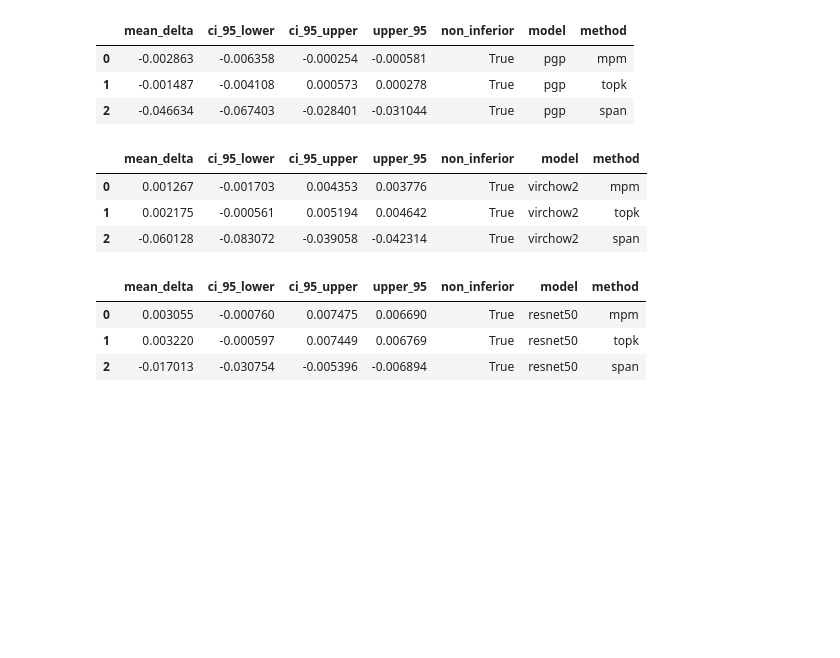
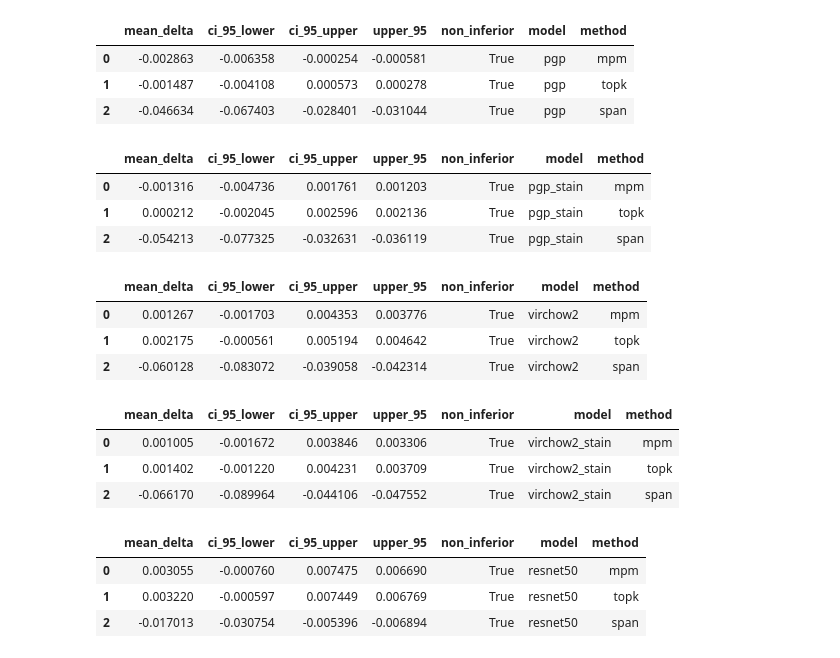
Before and after one commit to RationAI/prostate-cancer, a Jupyter notebook: notebooks/eval/non_inferiority.ipynb, the cells around one changed output. Drawn from its saved outputs; the diff is of its cells as text; code cells hidden in the pictures; blank space fills up the shorter version.

Commit message:
feat: update non inferiority

```diff
--- a/notebooks/eval/non_inferiority.ipynb
+++ b/notebooks/eval/non_inferiority.ipynb
@@ -24,6 +22,24 @@ DATA = {
             "pred_k=4",
         ),
     },
+    "pgp_stain": {
+        "max": (
+            "mlflow-artifacts:/65/c66862a470084ad5bd4b3a4a91808ba8/artifacts/tables/aggregated_predictions.json",
+            "prediction",
+        ),
+        "mpm": (
+            "mlflow-artifacts:/65/38dce5a3317544768fa85e8e1597b8fc/artifacts/tables/aggregated_predictions.json",
+            "pred_kernel_size=3",
+        ),
+        "topk": (
+            "mlflow-artifacts:/65/4b9ecc7d18904d8b89a053b7422102d0/artifacts/tables/aggregated_predictions.json",
+            "pred_kernel_size=2_k=4",
+        ),
+        "span": (
+            "mlflow-artifacts:/65/f9a3a966368e4c0197bf60d80aa7ea8d/artifacts/tables/aggregated_predictions.json",
+            "pred_k=5",
+        ),
+    },
     "virchow2": {
         "max": (
             "mlflow-artifacts:/65/55c83a014afa4d65979b0c549cbe5397/artifacts/tables/aggregated_predictions_corrected.json",
@@ -39,6 +55,24 @@ DATA = {
         ),
         "span": (
             "mlflow-artifacts:/65/71ead3aa65b849a082d178d627b74bcb/artifacts/tables/aggregated_predictions_corrected.json",
+            "pred_k=5",
+        ),
+    },
+    "virchow2_stain": {
+        "max": (
+            "mlflow-artifacts:/65/0356850470b4450bb24d426a7074f224/artifacts/tables/aggregated_predictions.json",
+            "prediction",
+        ),
+        "mpm": (
+            "mlflow-artifacts:/65/3f4b07e4bde34f12a4ed9461471ff9f2/artifacts/tables/aggregated_predictions.json",
+            "pred_kernel_size=2",
+        ),
+        "topk": (
+            "mlflow-artifacts:/65/5db07d221fca470e83e8af2aa1526bcd/artifacts/tables/aggregated_predictions.json",
+            "pred_kernel_size=2_k=2",
+        ),
+        "span": (
+            "mlflow-artifacts:/65/cd2c46aecfa24d84ad023c78295caac7/artifacts/tables/aggregated_predictions.json",
             "pred_k=5",
         ),
     },
@@ -302,7 +336,9 @@ def evaluate_single_model(
 margin = 0.02  # We consider max acceptable if it is not worse by more than 0.02 AUC
 
 pgp_df = evaluate_single_model(master_df, "pgp", margin)
+pgp_stain_df = evaluate_single_model(master_df, "pgp_stain", margin)
 virchow2_df = evaluate_single_model(master_df, "virchow2", margin)
+virchow2_stain_df = evaluate_single_model(master_df, "virchow2_stain", margin)
 resnet50_df = evaluate_single_model(master_df, "resnet50", margin)
 resnet50_stain_df = evaluate_single_model(master_df, "resnet50_stain", margin)
 vgg16_df = evaluate_single_model(master_df, "vgg16", margin)
@@ -316,6 +352,13 @@ pgp_df
 | 0 | -0.002863 | -0.006358 | -0.000254 | -0.000581 | True | pgp | mpm |
 | 1 | -0.001487 | -0.004108 | 0.000573 | 0.000278 | True | pgp | topk |
 | 2 | -0.046634 | -0.067403 | -0.028401 | -0.031044 | True | pgp | span |
+# %%
+pgp_stain_df
+# %% [output]
+|  | mean_delta | ci_95_lower | ci_95_upper | upper_95 | non_inferior | model | method |
+| 0 | -0.001316 | -0.004736 | 0.001761 | 0.001203 | True | pgp_stain | mpm |
+| 1 | 0.000212 | -0.002045 | 0.002596 | 0.002136 | True | pgp_stain | topk |
+| 2 | -0.054213 | -0.077325 | -0.032631 | -0.036119 | True | pgp_stain | span |
 # %%
 virchow2_df
 # %% [output]
@@ -323,6 +366,13 @@ virchow2_df
 | 0 | 0.001267 | -0.001703 | 0.004353 | 0.003776 | True | virchow2 | mpm |
 | 1 | 0.002175 | -0.000561 | 0.005194 | 0.004642 | True | virchow2 | topk |
 | 2 | -0.060128 | -0.083072 | -0.039058 | -0.042314 | True | virchow2 | span |
+# %%
+virchow2_stain_df
+# %% [output]
+|  | mean_delta | ci_95_lower | ci_95_upper | upper_95 | non_inferior | model | method |
+| 0 | 0.001005 | -0.001672 | 0.003846 | 0.003306 | True | virchow2_stain | mpm |
+| 1 | 0.001402 | -0.001220 | 0.004231 | 0.003709 | True | virchow2_stain | topk |
+| 2 | -0.066170 | -0.089964 | -0.044106 | -0.047552 | True | virchow2_stain | span |
 # %%
 resnet50_df
 # %% [output]
```
Also changed, not shown: parts of 2 cells of this notebook.
